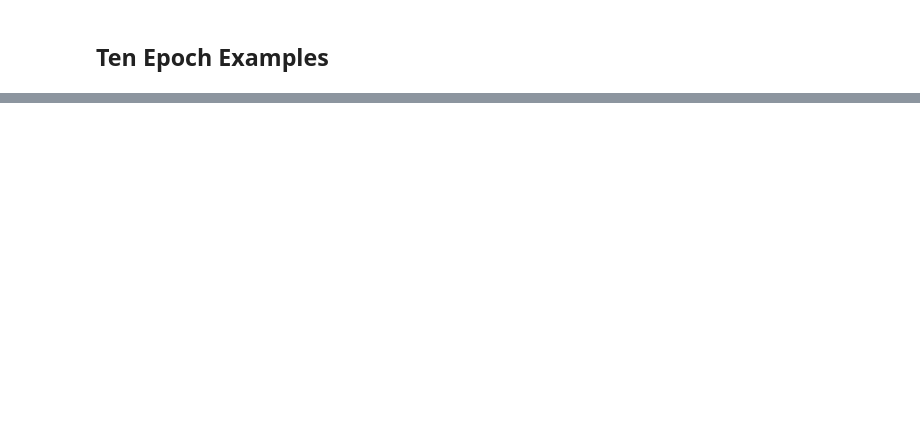
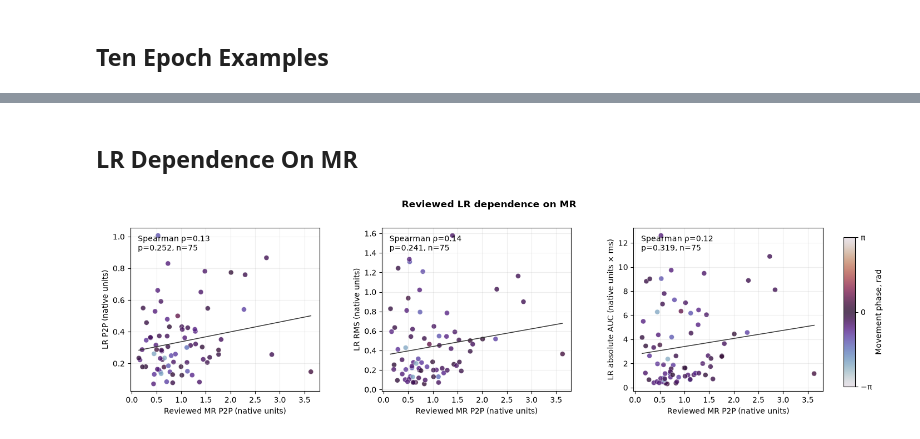
Before and after one commit to violaxanthin/emg-lr-segmentation, a Jupyter notebook: notebooks/movement_phase_analysis_4.ipynb, the cells around one changed output, grey strips where cells are left out. Cells and saved outputs as stored; diff of their text form; code cells hidden in the pictures; blank space fills up the shorter version.

Commit message:
adjusted plots

```diff
--- a/notebooks/movement_phase_analysis_4.ipynb
+++ b/notebooks/movement_phase_analysis_4.ipynb
@@ -769,16 +848,0 @@ Interpretation: this shows whether stronger M-responses are associated with stro
-# %%
-fig, ax, lr_latency_plot_df = plot_lr_latency_outliers(
-    response_by_stim,
-    latency_center_ms=lr_latency_center_ms,
-    latency_scale_ms=lr_latency_scale_ms,
-    mad_k=latency_outlier_mad_k,
-)
-plt.show()
-
-latency_outliers = lr_latency_plot_df.loc[lr_latency_plot_df["late_latency_outlier"]].copy()
-print("Latency interpretation: latency variation alone is not automatically an artifact. It is suspicious when points are robust outliers, isolated from the main latency cluster, or paired with abnormal waveform/low signal quality.")
-print("LR latency outliers shown on graph:", len(latency_outliers))
-display(latency_outliers[[
-    "stimulus_index", "movement_phase", "phase_bin", "middle_p2p_amplitude",
-    "late_p2p_amplitude", "late_peak_latency_ms", "late_latency_robust_z",
-]])
@@ -907,0 +885,62 @@ else:
+# %% [markdown]
+## LR Dependence On MR
+# %%
+from scipy.stats import spearmanr
+
+lr_mr_specs = [
+    ("p2p_amplitude", "LR P2P", "native units"),
+    ("rms", "LR RMS", "native units"),
+    ("auc_abs", "LR absolute AUC", "native units × ms"),
+]
+lr_mr_figure, axes = plt.subplots(1, 3, figsize=(15, 4.2), squeeze=False)
+phase_scatter = None
+for ax, (metric, ylabel, unit) in zip(axes[0], lr_mr_specs):
+    plot_data = strongest_lr_by_stimulus.dropna(
+        subset=["mr_p2p_amplitude", metric, "movement_phase"]
+    )
+    phase_scatter = ax.scatter(
+        plot_data["mr_p2p_amplitude"], plot_data[metric],
+        c=plot_data["movement_phase"], cmap="twilight",
+        vmin=-np.pi, vmax=np.pi, s=42, alpha=0.8,
+        edgecolor="white", linewidth=0.4,
+    )
+    if len(plot_data) >= 2 and plot_data["mr_p2p_amplitude"].nunique() > 1:
+        slope, intercept = np.polyfit(
+            plot_data["mr_p2p_amplitude"], plot_data[metric], 1
+        )
+        trend_x = np.linspace(
+            plot_data["mr_p2p_amplitude"].min(),
+            plot_data["mr_p2p_amplitude"].max(), 100,
+        )
+        ax.plot(trend_x, intercept + slope * trend_x, color="0.2", linewidth=1.1)
+        rho, p_value = spearmanr(
+            plot_data["mr_p2p_amplitude"], plot_data[metric]
+        )
+        ax.text(
+            0.04, 0.96,
+            f"Spearman ρ={rho:.2f}\np={p_value:.3g}, n={len(plot_data)}",
+            transform=ax.transAxes, va="top",
+        )
+    ax.set(
+        xlabel="Reviewed MR P2P (native units)",
+        ylabel=f"{ylabel} ({unit})",
+    )
+    ax.grid(alpha=0.22)
+lr_mr_figure.suptitle("Reviewed LR dependence on MR", weight="bold")
+lr_mr_figure.subplots_adjust(
+    left=0.07, right=0.90, bottom=0.16, top=0.86, wspace=0.33
+)
+if phase_scatter is not None:
+    colorbar_ax = lr_mr_figure.add_axes([0.925, 0.18, 0.014, 0.64])
+    colorbar = lr_mr_figure.colorbar(phase_scatter, cax=colorbar_ax)
+    colorbar.set_label("Movement phase, rad")
+    colorbar.set_ticks([-np.pi, 0, np.pi], labels=["−π", "0", "π"])
+figures_output_dir = project_root / "outputs/figures"
+figures_output_dir.mkdir(parents=True, exist_ok=True)
+lr_mr_figure.savefig(
+    figures_output_dir / "notebook4_lr_dependence_on_mr.png",
+    dpi=180, bbox_inches="tight",
+)
+plt.show()
+# %% [output]
+[figure, added]
```
Also changed, not shown: parts of 25 cells of this notebook, 2 other files.
